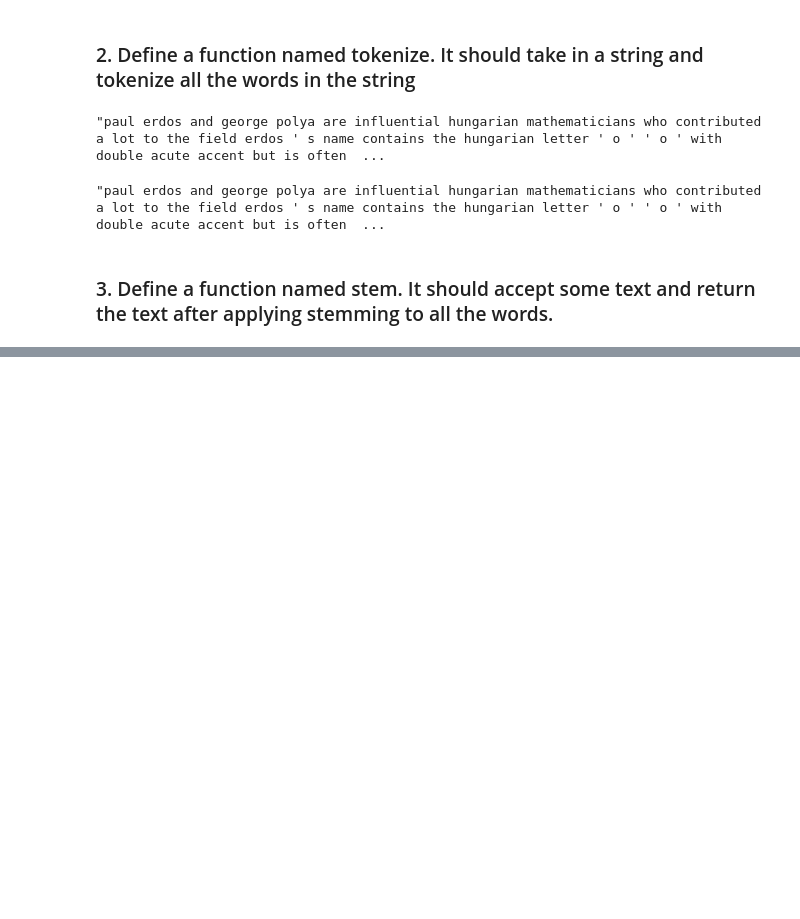
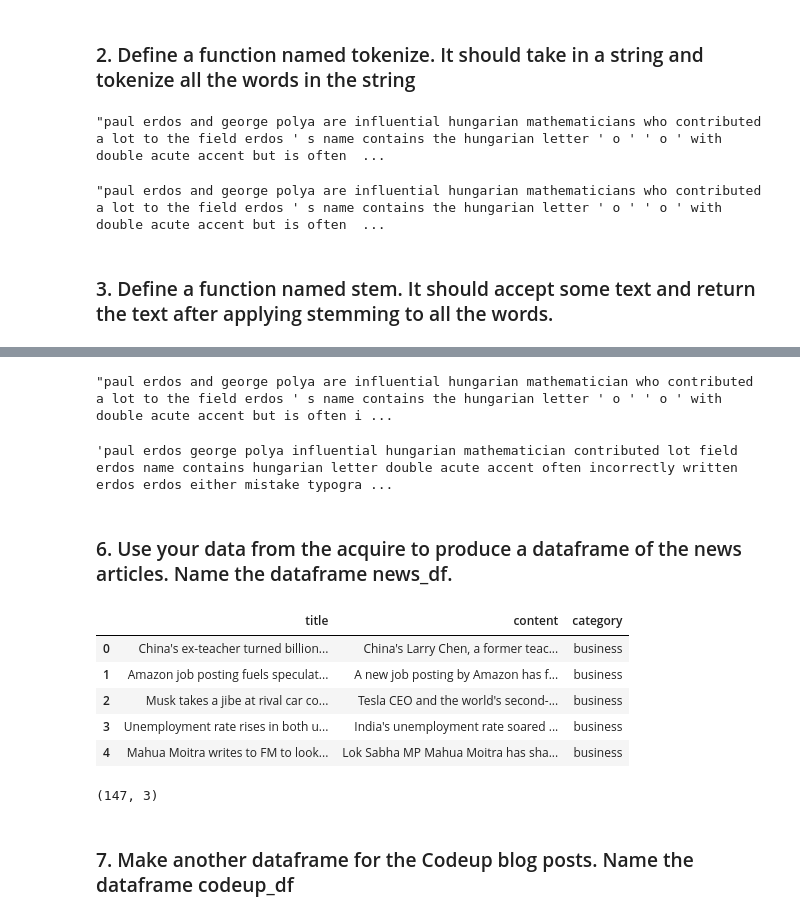
Before and after one commit to cindyvillanuevads/natural-language-processing-exercises, a Jupyter notebook: prepare.ipynb, the cells around one changed output, grey strips where cells are left out. Drawn from its saved outputs; the diff is of its cells as text; code cells hidden in the pictures; blank space fills up the shorter version.

```diff
--- a/prepare.ipynb
+++ b/prepare.ipynb
@@ -232,0 +362,30 @@ tokenize(string)
+# %%
+lem_text
+# %% [output]
+"paul erdos and george polya are influential hungarian mathematician who contributed a lot to the field erdos ' s name contains the hungarian letter ' o ' ' o ' with double acute accent but is often i ...
+# %%
+#test my function
+remove_stopwords(lem_text, ["'", 'o'], ['not'])
+# %% [output]
+'paul erdos george polya influential hungarian mathematician contributed lot field erdos name contains hungarian letter double acute accent often incorrectly written erdos erdos either mistake typogra ...
+# %% [markdown]
+### 6. Use your data from the acquire to produce a dataframe of the news articles. Name the dataframe news_df.
+# %%
+
+categories = ["business", "sports", "technology", "entertainment", "science", "world"]
+news_df = a.get_all_news_articles(categories)
+# %%
+news_df.head()
+# %% [output]
+|  | title | content | category |
+| 0 | China's ex-teacher turned billion... | China's Larry Chen, a former teac... | business |
+| 1 | Amazon job posting fuels speculat... | A new job posting by Amazon has f... | business |
+| 2 | Musk takes a jibe at rival car co... | Tesla CEO and the world's second-... | business |
+| 3 | Unemployment rate rises in both u... | India's unemployment rate soared ... | business |
+| 4 | Mahua Moitra writes to FM to look... | Lok Sabha MP Mahua Moitra has sha... | business |
+# %%
+news_df.shape
+# %% [output]
+(147, 3)
+# %% [markdown]
+### 7. Make another dataframe for the Codeup blog posts. Name the dataframe codeup_df
```
Also changed, not shown: parts of 22 cells of this notebook.
